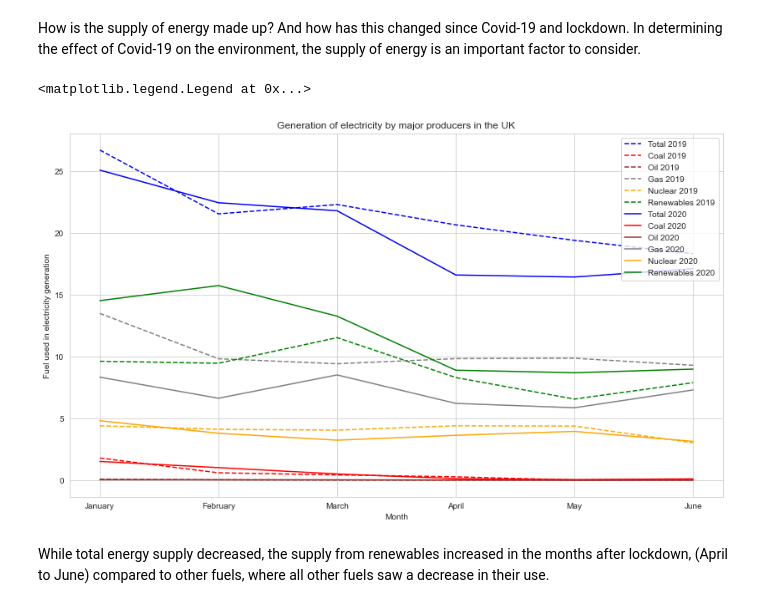
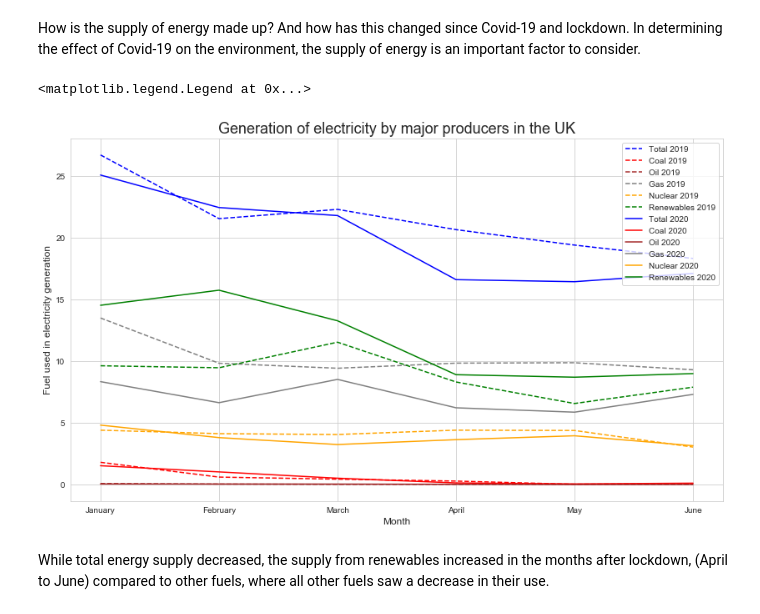
Before and after one commit to ErikaNicole/Covid19-Environmental-and-Economic-Analysis, a Jupyter notebook: final_project/Final Project Team P.ipynb, the cells around one changed output. Cells and saved outputs as stored; diff of their text form; code cells hidden in the pictures.

```diff
--- a/final_project/Final Project Team P.ipynb
+++ b/final_project/Final Project Team P.ipynb
@@ -135,27 +135,27 @@ How is the supply of energy made up? And how has this changed since Covid-19 and
 # %%
 fueltype_data = pd.read_excel('data/cfg_data.xlsx', sheet_name = 'fuel_type')
 plt.plot(fueltype_data['Month'][0:6],fueltype_data['Total'][0:6], label='Total 2019',ls='--',color='blue')
 plt.plot(fueltype_data['Month'][0:6],fueltype_data['Coal'][0:6], label='Coal 2019',ls='--',color='red')
 plt.plot(fueltype_data['Month'][0:6],fueltype_data['Oil'][0:6], label='Oil 2019',ls='--',color='brown')
 plt.plot(fueltype_data['Month'][0:6],fueltype_data['Gas'][0:6], label='Gas 2019',ls='--',color='grey')
 plt.plot(fueltype_data['Month'][0:6],fueltype_data['Nuclear'][0:6], label='Nuclear 2019',ls='--',color='orange')
 plt.plot(fueltype_data['Month'][0:6],fueltype_data['Renewables'][0:6], label='Renewables 2019',ls='--',color='green')
 
 plt.plot(fueltype_data['Month'][12:18],fueltype_data['Total'][12:18], label='Total 2020',color='blue')
 plt.plot(fueltype_data['Month'][12:18],fueltype_data['Coal'][12:18], label='Coal 2020',color='red')
 plt.plot(fueltype_data['Month'][12:18],fueltype_data['Oil'][12:18], label='Oil 2020',color='brown')
 plt.plot(fueltype_data['Month'][12:18],fueltype_data['Gas'][12:18], label='Gas 2020',color='grey')
 plt.plot(fueltype_data['Month'][12:18],fueltype_data['Nuclear'][12:18], label='Nuclear 2020',color='orange')
 plt.plot(fueltype_data['Month'][12:18],fueltype_data['Renewables'][12:18], label='Renewables 2020',color='green')
 
 
-plt.xlabel('Month')
-plt.ylabel('Fuel used in electricity generation')
-plt.title('Generation of electricity by major producers in the UK')
+plt.xlabel('Month', fontsize = 12)
+plt.ylabel('Fuel used in electricity generation', fontsize = 12)
+plt.title('Generation of electricity by major producers in the UK', fontsize = 18)
 plt.legend(loc="upper right")
 # %% [output]
 <matplotlib.legend.Legend at 0x...>
-[figure, old version]
+[figure, new version]
 # %% [markdown]
 While total energy supply decreased, the supply from renewables increased in the months after lockdown, (April to June) compared to other fuels, where all other fuels saw a decrease in their use.
 # %% [markdown]
```
Also changed, not shown: parts of 15 cells of this notebook, 2 other files.
